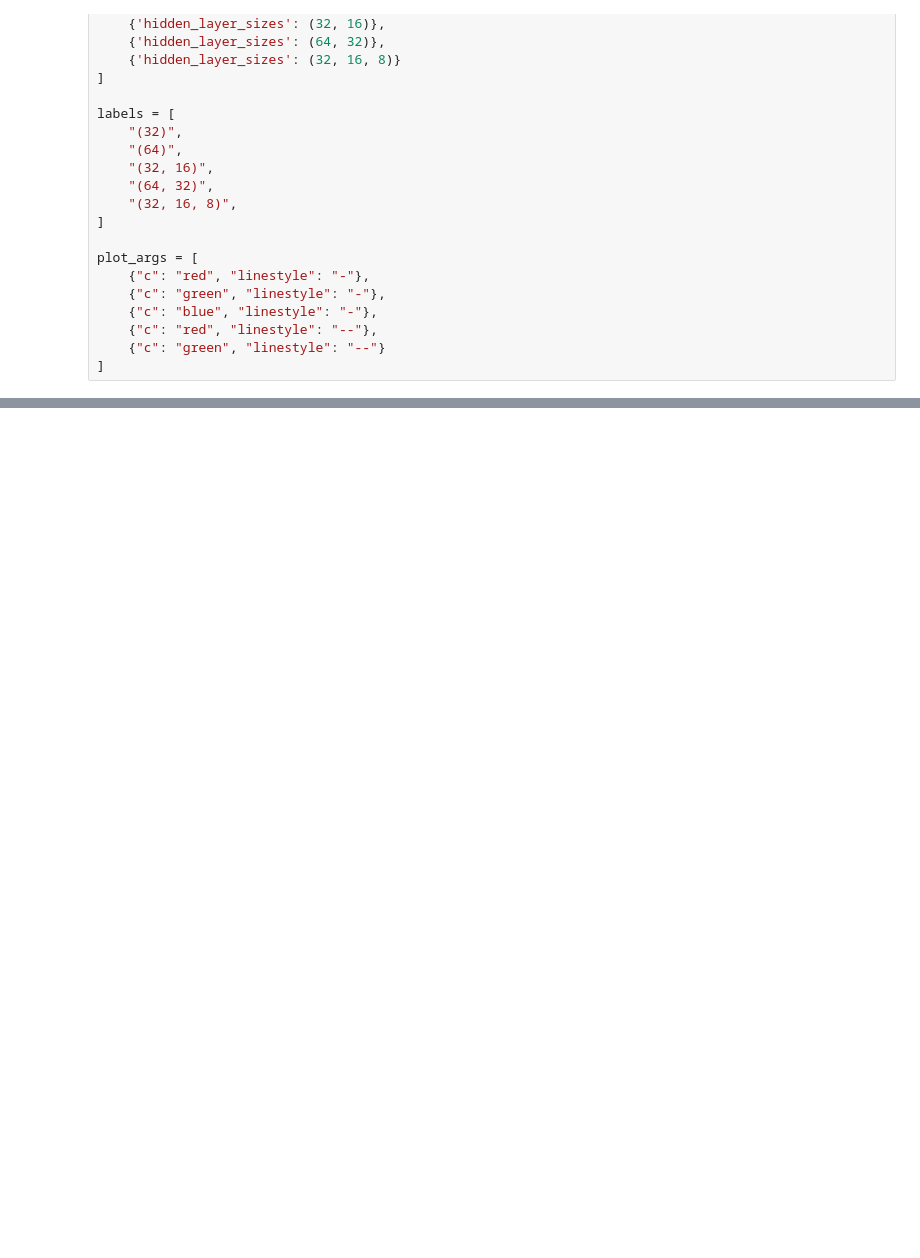
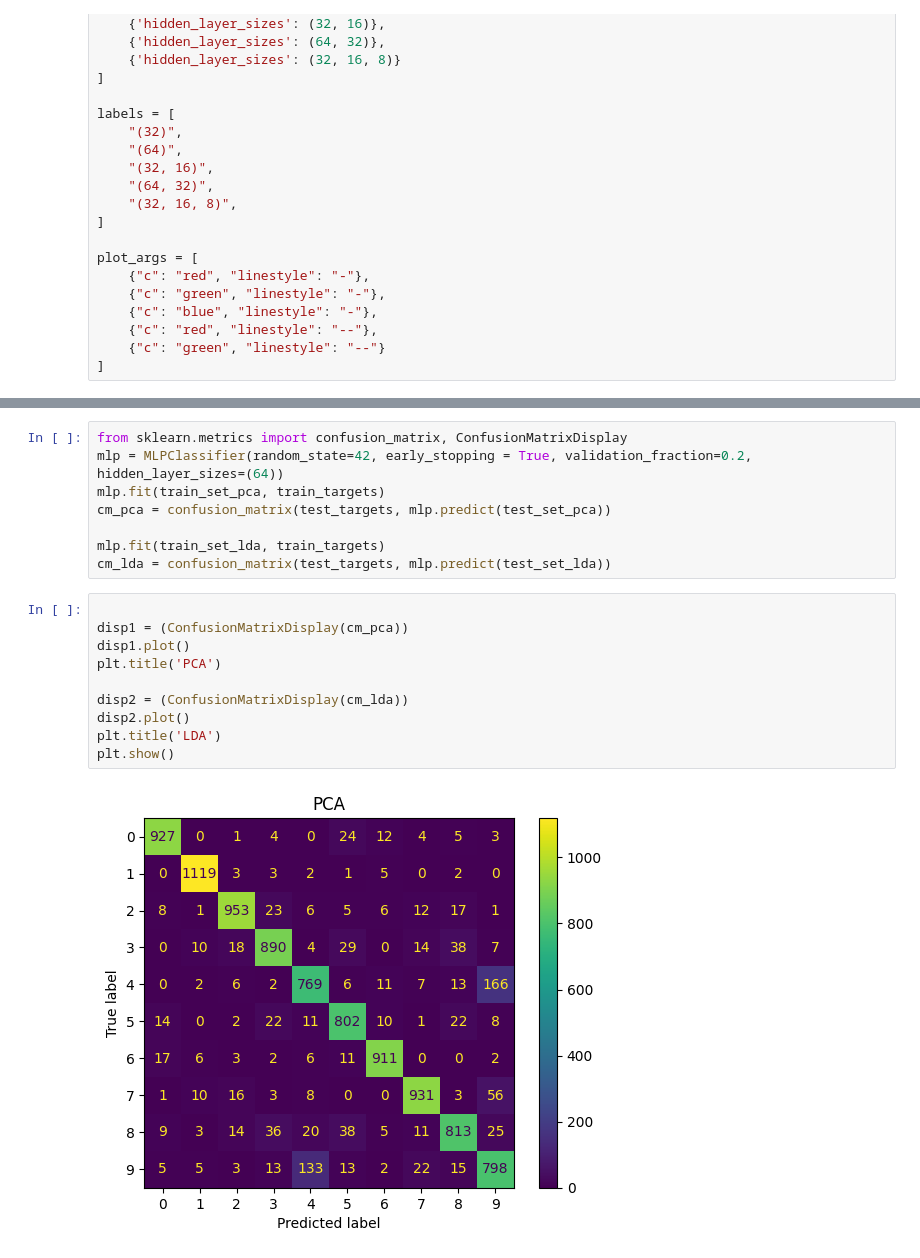
Before and after one commit to vismiroglou/ce7_ml_2023, a Jupyter notebook: Lecture 8/Lecture_8_741.ipynb, the cells around one changed output, grey strips where cells are left out. Saved outputs shown, nothing was run; the diff lists cells and outputs as text; blank space fills up the shorter version.

```diff
--- a/Lecture 8/Lecture_8_741.ipynb
+++ b/Lecture 8/Lecture_8_741.ipynb
@@ -99,0 +115,20 @@ for mlp in mlps:
+# %%
+from sklearn.metrics import confusion_matrix, ConfusionMatrixDisplay
+mlp = MLPClassifier(random_state=42, early_stopping = True, validation_fraction=0.2, hidden_layer_sizes=(64))
+mlp.fit(train_set_pca, train_targets)
+cm_pca = confusion_matrix(test_targets, mlp.predict(test_set_pca))
+
+mlp.fit(train_set_lda, train_targets)
+cm_lda = confusion_matrix(test_targets, mlp.predict(test_set_lda))
+# %%
+
+disp1 = (ConfusionMatrixDisplay(cm_pca))
+disp1.plot()
+plt.title('PCA')
+
+disp2 = (ConfusionMatrixDisplay(cm_lda))
+disp2.plot()
+plt.title('LDA')
+plt.show()
+# %% [output]
+[figure, added]
```
Also changed, not shown: parts of 10 cells of this notebook.
